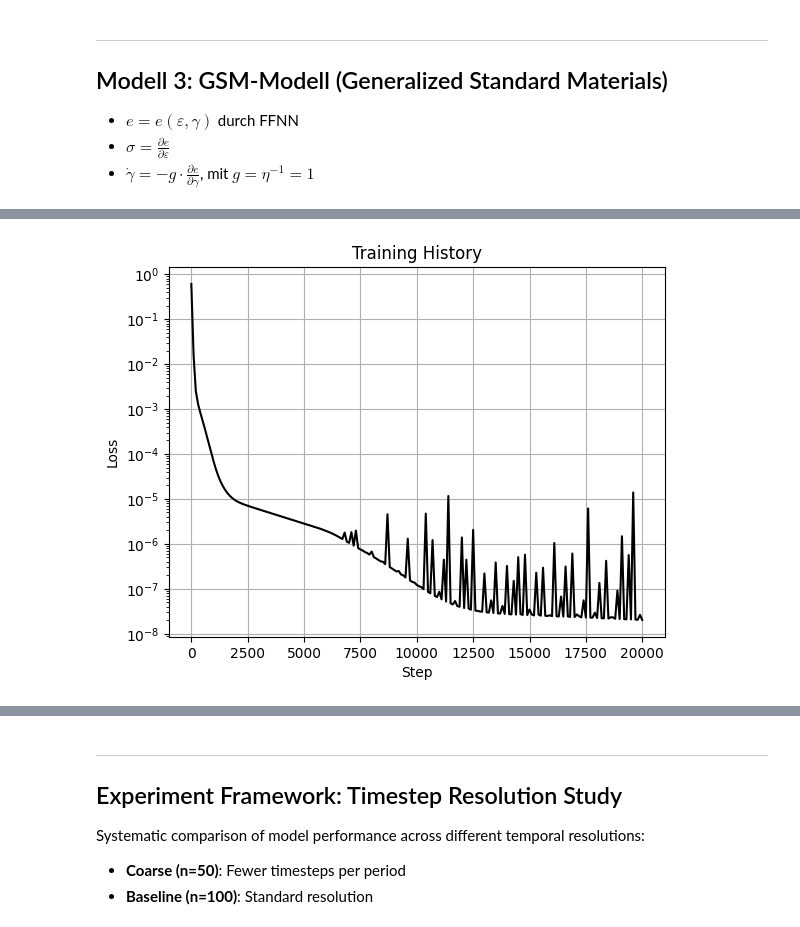
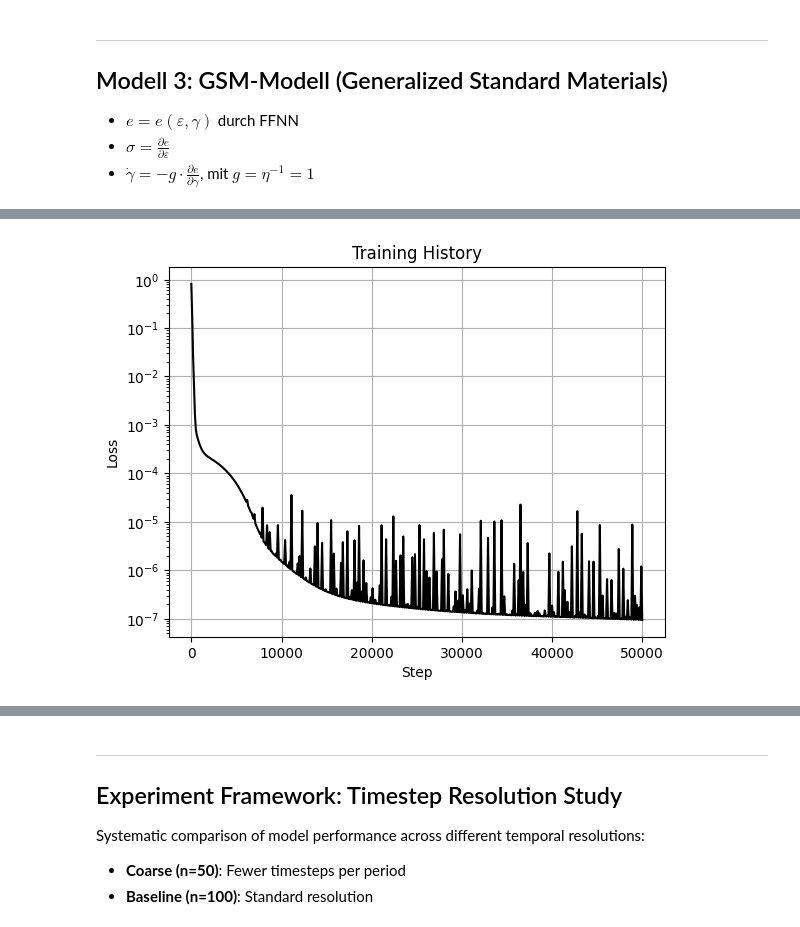
Before and after one commit to Lukas-F-1/ML-Tutorial-WS25_26, a Jupyter notebook: viscoelasticity/main.ipynb, the cells around one changed output, grey strips where cells are left out. Drawn from its saved outputs; the diff is of its cells as text; code cells hidden in the pictures.

```diff
--- a/viscoelasticity/main.ipynb
+++ b/viscoelasticity/main.ipynb
@@ -84,8 +84,8 @@ Naiver RNN ohne physikalische Informationen. Das Netzwerk lernt direkt die Abbil
 $(\gamma_\text{old}, \varepsilon, \Delta t) \to (\gamma_\text{new}, \sigma)$.
 # %%
 # Calibration data: (A=1, omega=1)
-omegas_cal = [1.0]
-As_cal = [1.0]
+omegas_cal = [1.0, 2.0]
+As_cal = [1.0, 1.0]
 
 eps_cal, eps_dot_cal, sig_cal, dts_cal = td.generate_data_harmonic(
     E_infty, E, eta, n, omegas_cal, As_cal
@@ -353,7 +353,7 @@ model_gsm, history_gsm = klax.fit(
     model_gsm,
     ((eps_cal, dts_cal), sig_cal),
     batch_axis=0,
-    steps=20000,
+    steps=50000,
     history=klax.HistoryCallback(log_every=100),
     key=keys[1],
 )
@@ -380,4 +380,4 @@ Training took: 0:00:40.448401
-[figure, old version]
+[figure, new version]
 # %%
 model_gsm_ = klax.finalize(model_gsm)
 
```
Also changed, not shown: parts of 23 cells of this notebook, 2 other files.
